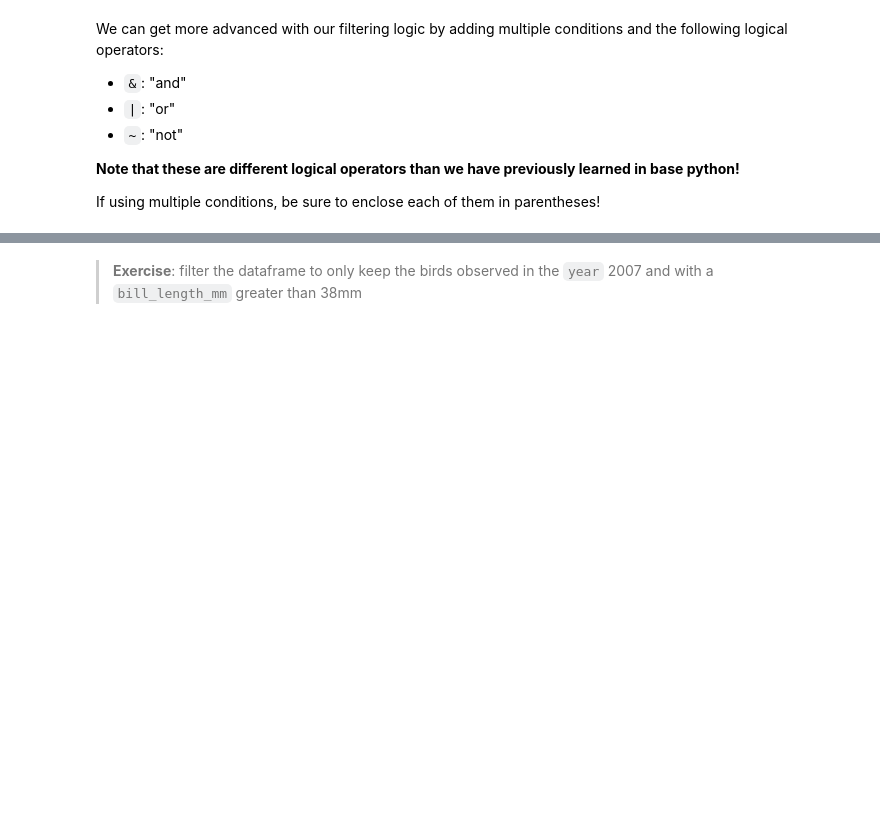
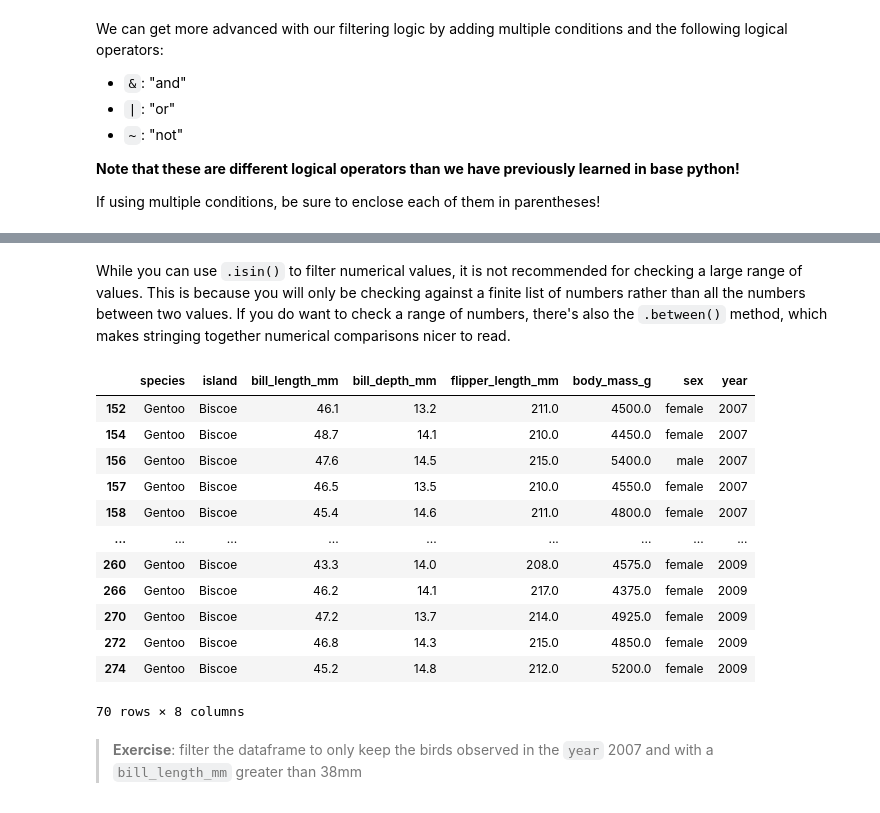
Before and after one commit to harvardinformatics/python-intensive, a Jupyter notebook: Python-Part5.ipynb, the cells around one changed output, grey strips where cells are left out. Cells and saved outputs as stored; diff of their text form; code cells hidden in the pictures; blank space fills up the shorter version.

```diff
--- a/Python-Part5.ipynb
+++ b/Python-Part5.ipynb
@@ -77,3 +98,34 @@ penguins[penguins['species'].isin(['Adelie', 'Gentoo'])]
+# %% [markdown]
+While you can use `.isin()` to filter numerical values, it is not recommended for checking a large range of values. This is because you will only be checking against a finite list of numbers rather than all the numbers between two values. If you do want to check a range of numbers, there's also the `.between()` method, which makes stringing together numerical comparisons nicer to read.
+# %%
+# This is okay because we know years are only whole numbers, but still not very clear
+# range generates numbers from left to right in whole number steps, exclusive of the right number
+penguins[penguins["year"].isin(range(2007, 2009))]
+
+# This is not okay because there are floating point numbers in bill_depth_mm
+# range(10,15) only generates the list of numbers [10, 11, 12, 13, 14]
+penguins[penguins["bill_depth_mm"].isin(range(10,15))]
+
+# Instead, try .between(), which makes the code clearer to read
+# The inclusive parameter can be one of ['neither', 'left', 'right', 'both']
+penguins[penguins["bill_depth_mm"].between(10,15, inclusive='both')]
+
+# Or use boolean operators
+penguins[(penguins["bill_depth_mm"] >= 10) & (penguins["bill_depth_mm"] <= 15)]
+# %% [output]
+|  | species | island | bill_length_mm | bill_depth_mm | flipper_length_mm | body_mass_g | sex | year |
+| 152 | Gentoo | Biscoe | 46.1 | 13.2 | 211.0 | 4500.0 | female | 2007 |
+| 154 | Gentoo | Biscoe | 48.7 | 14.1 | 210.0 | 4450.0 | female | 2007 |
+| 156 | Gentoo | Biscoe | 47.6 | 14.5 | 215.0 | 5400.0 | male | 2007 |
+| 157 | Gentoo | Biscoe | 46.5 | 13.5 | 210.0 | 4550.0 | female | 2007 |
+| 158 | Gentoo | Biscoe | 45.4 | 14.6 | 211.0 | 4800.0 | female | 2007 |
+| ... | ... | ... | ... | ... | ... | ... | ... | ... |
+| 260 | Gentoo | Biscoe | 43.3 | 14.0 | 208.0 | 4575.0 | female | 2009 |
+| 266 | Gentoo | Biscoe | 46.2 | 14.1 | 217.0 | 4375.0 | female | 2009 |
+| 270 | Gentoo | Biscoe | 47.2 | 13.7 | 214.0 | 4925.0 | female | 2009 |
+| 272 | Gentoo | Biscoe | 46.8 | 14.3 | 215.0 | 4850.0 | female | 2009 |
+| 274 | Gentoo | Biscoe | 45.2 | 14.8 | 212.0 | 5200.0 | female | 2009 |
+70 rows × 8 columns
 # %% [markdown]
 >**Exercise**: filter the dataframe to only keep the birds observed in the `year` 2007 and with a `bill_length_mm` greater than 38mm
 # %%
```
Also changed, not shown: parts of 26 cells of this notebook.
